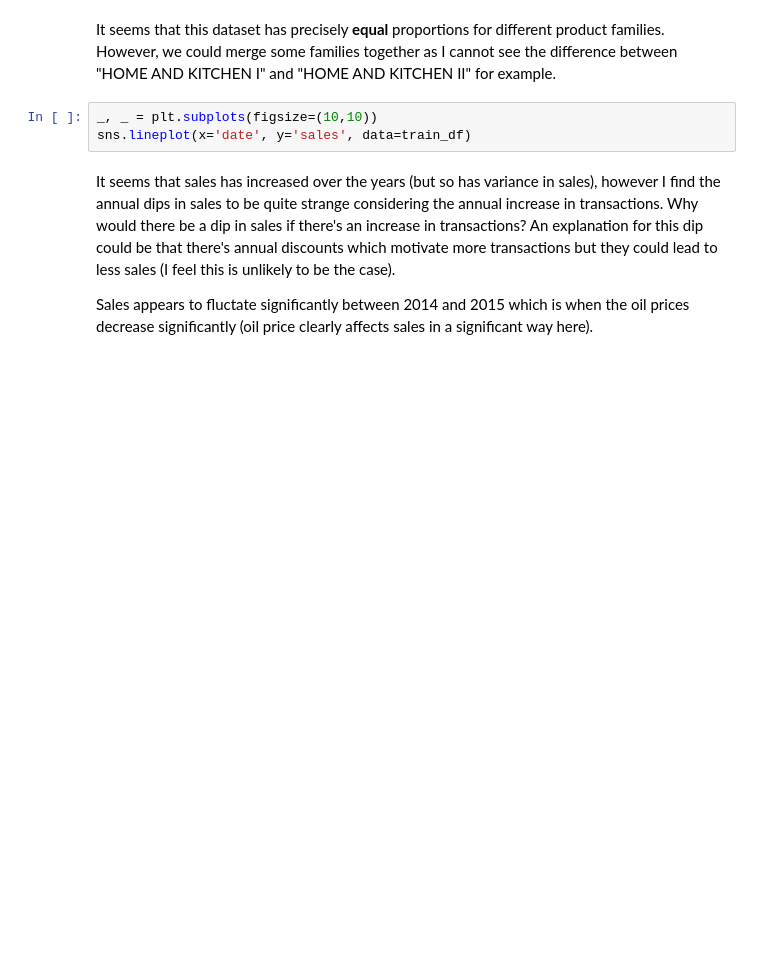
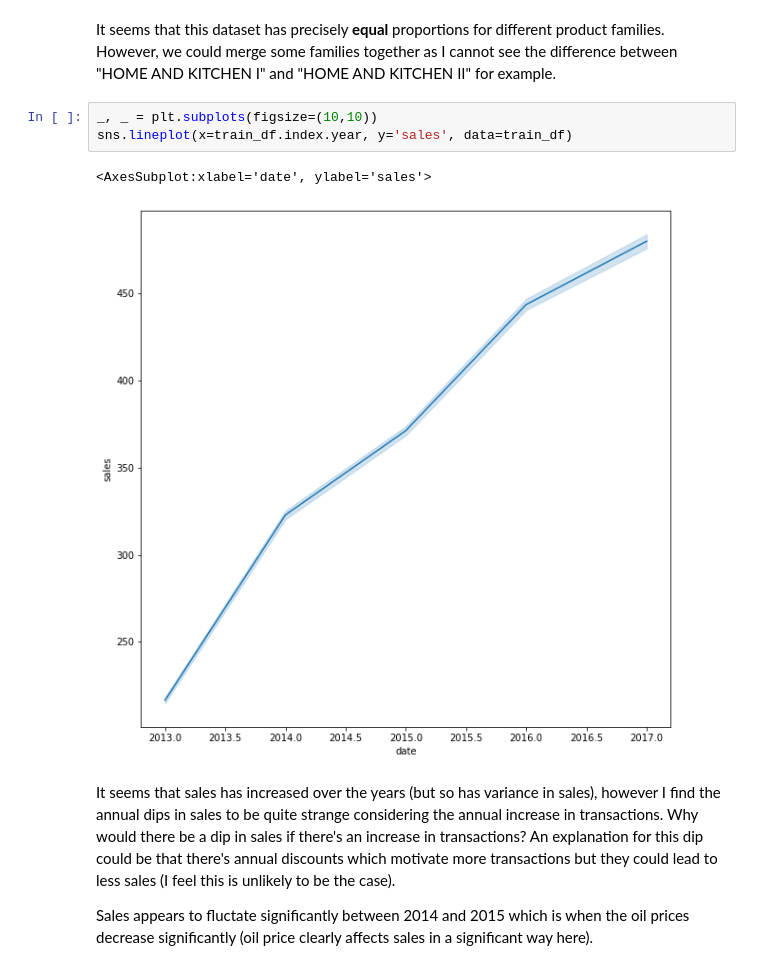
Before and after one commit to HelloWorld183L/EDA_Work, a Jupyter notebook: salestimeseries.ipynb, the cells around one changed output. Cells and saved outputs as stored; diff of their text form; blank space fills up the shorter version.

```diff
--- a/salestimeseries.ipynb
+++ b/salestimeseries.ipynb
@@ -751,7 +827,10 @@ sns.countplot(y=train_df['product_family'])
 It seems that this dataset has precisely **equal** proportions for different product families. However, we could merge some families together as I cannot see the difference between "HOME AND KITCHEN I" and "HOME AND KITCHEN II" for example.
 # %%
 _, _ = plt.subplots(figsize=(10,10))
-sns.lineplot(x='date', y='sales', data=train_df)
+sns.lineplot(x=train_df.index.year, y='sales', data=train_df)
+# %% [output]
+<AxesSubplot:xlabel='date', ylabel='sales'>
+[figure, added]
 # %% [markdown]
 It seems that sales has increased over the years (but so has variance in sales), however I find the annual dips in sales to be quite strange considering the annual increase in transactions. Why would there be a dip in sales if there's an increase in transactions? An explanation for this dip could be that there's annual discounts which motivate more transactions but they could lead to less sales (I feel this is unlikely to be the case).
 
```
Also changed, not shown: parts of 45 cells of this notebook.
